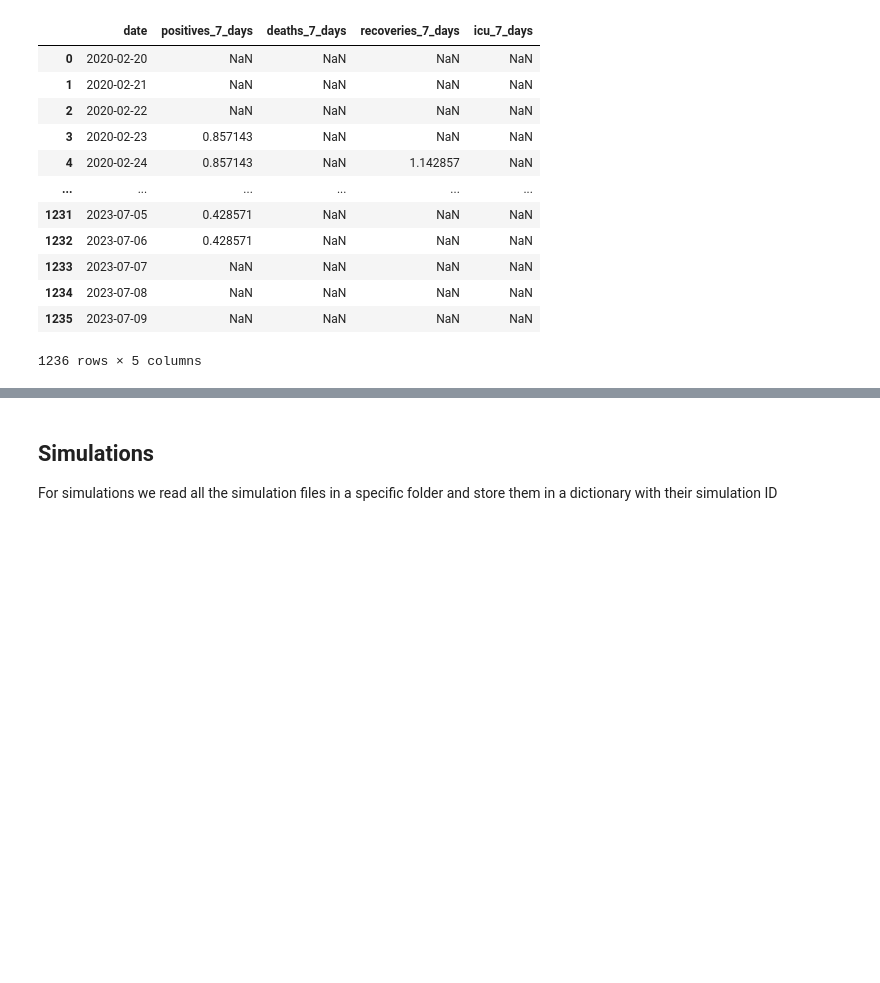
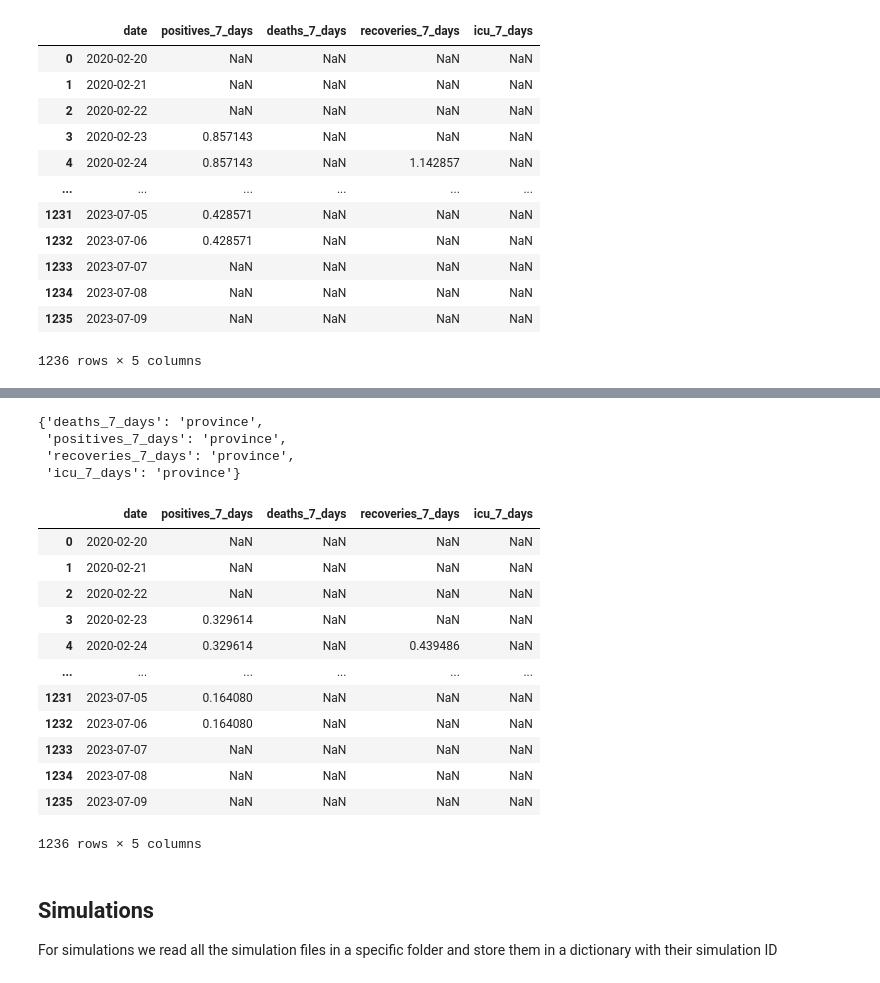
Before and after one commit to CGVGroup/abm-data-analysis, a Jupyter notebook: notebooks/abm-covid.ipynb, the cells around one changed output, grey strips where cells are left out. Drawn from its saved outputs; the diff is of its cells as text; code cells hidden in the pictures; blank space fills up the shorter version.

```diff
--- a/notebooks/abm-covid.ipynb
+++ b/notebooks/abm-covid.ipynb
@@ -71,3 +91,72 @@ turin_real
+# %%
+turin_real_data_origin = {
+    'deaths_7_days':'province',
+    'positives_7_days':'province',
+    'recoveries_7_days':'province',
+    'icu_7_days':'province'
+}
+
+turin_real_data_origin
+# %% [output]
+{'deaths_7_days': 'province',
+ 'positives_7_days': 'province',
+ 'recoveries_7_days': 'province',
+ 'icu_7_days': 'province'}
+# %%
+def get_multiplier(variable_name, year):
+    year_data = population_df[population_df['Year'] == year]
+    data_from = turin_real_data_origin[variable_name]
+    multiplier = 1
+    if data_from == 'region':
+        multiplier = year_data['City'] / year_data['Region']
+
+    if data_from == 'province':
+        multiplier = year_data['City'] / year_data['Province']
+
+    if data_from == 'city':
+        multiplier = 1
+
+    return multiplier
+
+def adjust_value_for_year_population(row):
+    year = int(row['date'][:4])  # Extract the year from the 'date' column as an integer
+
+    result_dictionary = {}
+    for column_name, value in row.items():
+        if column_name == 'date':
+            result_dictionary[column_name] = value
+            continue
+        multiplier = get_multiplier(column_name, year)
+        result_dictionary[column_name] = row[column_name] * multiplier
+        #row[column_name] *= multiplier
+
+    return pd.Series(result_dictionary)
+
+
+
+turin_real_adjusted = turin_real.copy()
+turin_real_adjusted = turin_real_adjusted.apply(adjust_value_for_year_population ,axis=1)
+
+for columnName in turin_real_adjusted.columns:
+    if columnName == 'date':
+        continue
+    turin_real_adjusted[columnName] = turin_real_adjusted[columnName].astype(turin_real.dtypes[columnName])
+
+turin_real_adjusted
+# %% [output]
+|  | date | positives_7_days | deaths_7_days | recoveries_7_days | icu_7_days |
+| 0 | 2020-02-20 | NaN | NaN | NaN | NaN |
+| 1 | 2020-02-21 | NaN | NaN | NaN | NaN |
+| 2 | 2020-02-22 | NaN | NaN | NaN | NaN |
+| 3 | 2020-02-23 | 0.329614 | NaN | NaN | NaN |
+| 4 | 2020-02-24 | 0.329614 | NaN | 0.439486 | NaN |
+| ... | ... | ... | ... | ... | ... |
+| 1231 | 2023-07-05 | 0.164080 | NaN | NaN | NaN |
+| 1232 | 2023-07-06 | 0.164080 | NaN | NaN | NaN |
+| 1233 | 2023-07-07 | NaN | NaN | NaN | NaN |
+| 1234 | 2023-07-08 | NaN | NaN | NaN | NaN |
+| 1235 | 2023-07-09 | NaN | NaN | NaN | NaN |
+1236 rows × 5 columns
 # %% [markdown]
 ## Simulations
 For simulations we read all the simulation files in a specific folder and store them in a dictionary with their simulation ID
```
Also changed, not shown: parts of 10 cells of this notebook, 2 other files.
